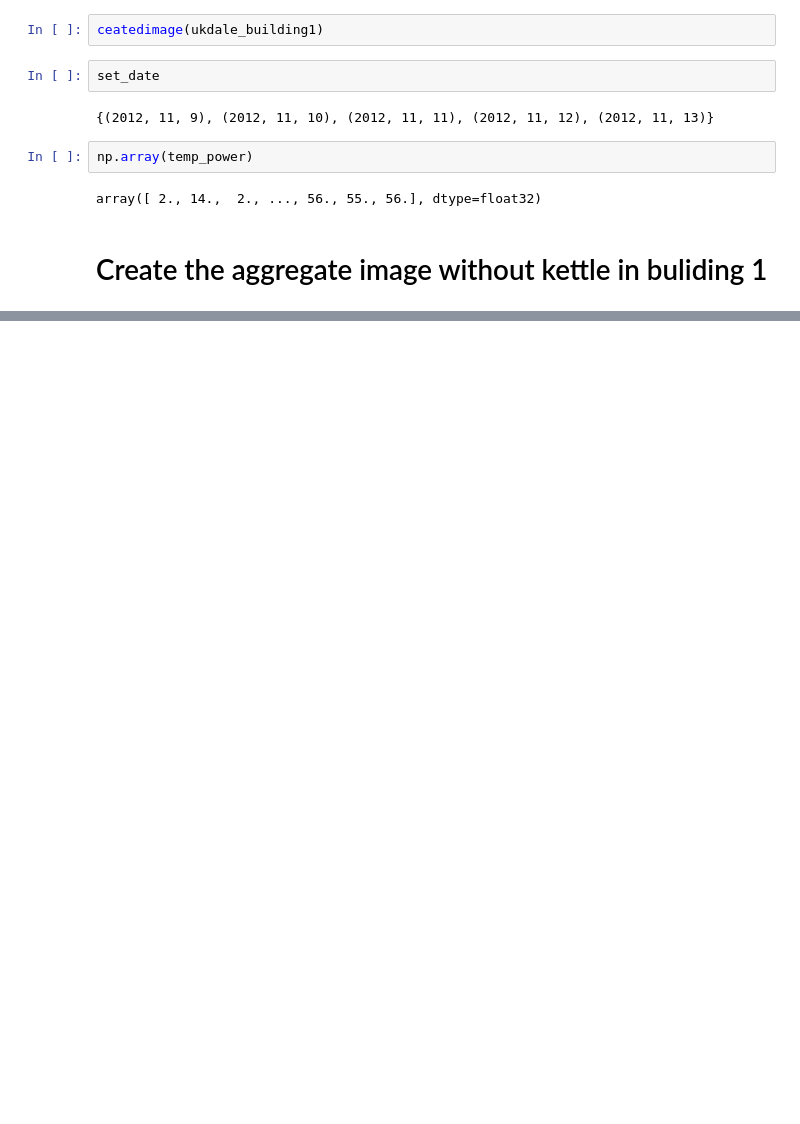
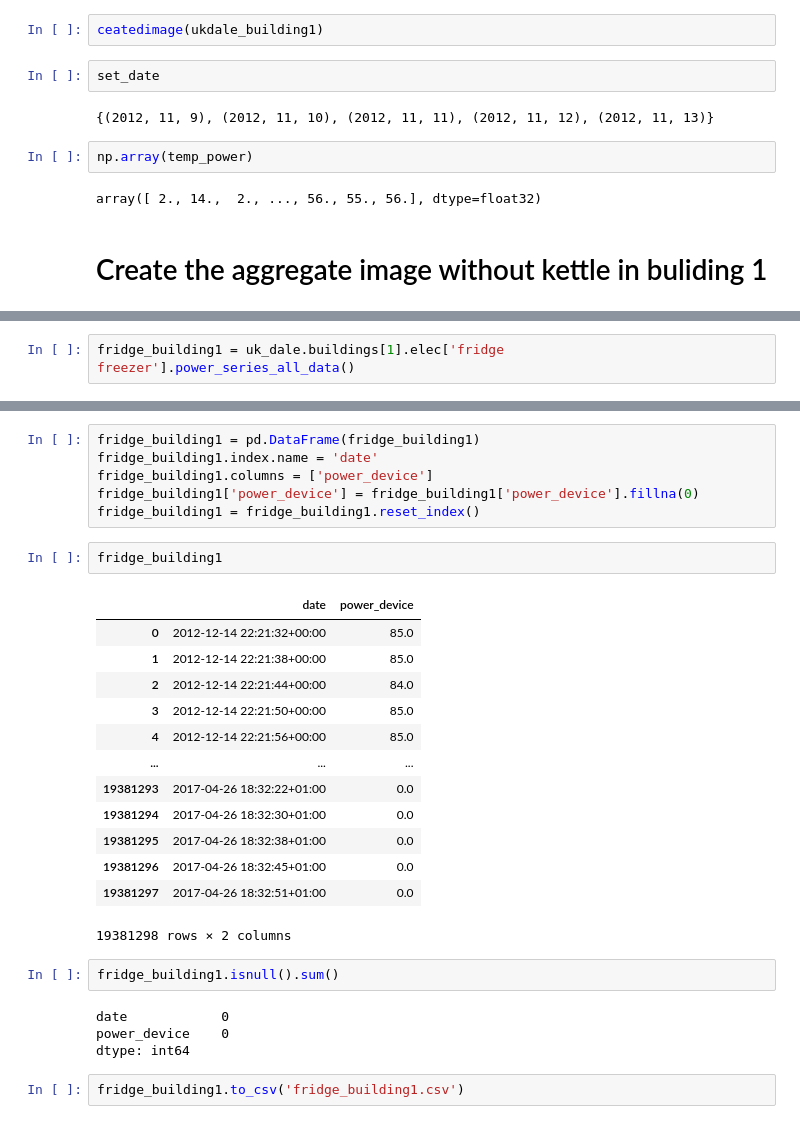
Before and after one commit to Gracepicharporn/Data-Science-project, a Jupyter notebook: nilmtk_UK-DALE.ipynb, the cells around one changed output, grey strips where cells are left out. Drawn from its saved outputs; the diff is of its cells as text; blank space fills up the shorter version.

```diff
--- a/nilmtk_UK-DALE.ipynb
+++ b/nilmtk_UK-DALE.ipynb
@@ -903,0 +992,2 @@ ceated_deactiveimage(ukdale_without_kettle)
+# %%
+fridge_building1 = uk_dale.buildings[1].elec['fridge freezer'].power_series_all_data()
@@ -903,0 +1009,30 @@ ceated_deactiveimage(ukdale_without_kettle)
+# %%
+fridge_building1 = pd.DataFrame(fridge_building1)
+fridge_building1.index.name = 'date'
+fridge_building1.columns = ['power_device']
+fridge_building1['power_device'] = fridge_building1['power_device'].fillna(0)
+fridge_building1 = fridge_building1.reset_index()
+# %%
+fridge_building1
+# %% [output]
+|  | date | power_device |
+| 0 | 2012-12-14 22:21:32+00:00 | 85.0 |
+| 1 | 2012-12-14 22:21:38+00:00 | 85.0 |
+| 2 | 2012-12-14 22:21:44+00:00 | 84.0 |
+| 3 | 2012-12-14 22:21:50+00:00 | 85.0 |
+| 4 | 2012-12-14 22:21:56+00:00 | 85.0 |
+| ... | ... | ... |
+| 19381293 | 2017-04-26 18:32:22+01:00 | 0.0 |
+| 19381294 | 2017-04-26 18:32:30+01:00 | 0.0 |
+| 19381295 | 2017-04-26 18:32:38+01:00 | 0.0 |
+| 19381296 | 2017-04-26 18:32:45+01:00 | 0.0 |
+| 19381297 | 2017-04-26 18:32:51+01:00 | 0.0 |
+19381298 rows × 2 columns
+# %%
+fridge_building1.isnull().sum()
+# %% [output]
+date            0
+power_device    0
+dtype: int64
+# %%
+fridge_building1.to_csv('fridge_building1.csv')
```
Also changed, not shown: parts of 36 cells of this notebook.
